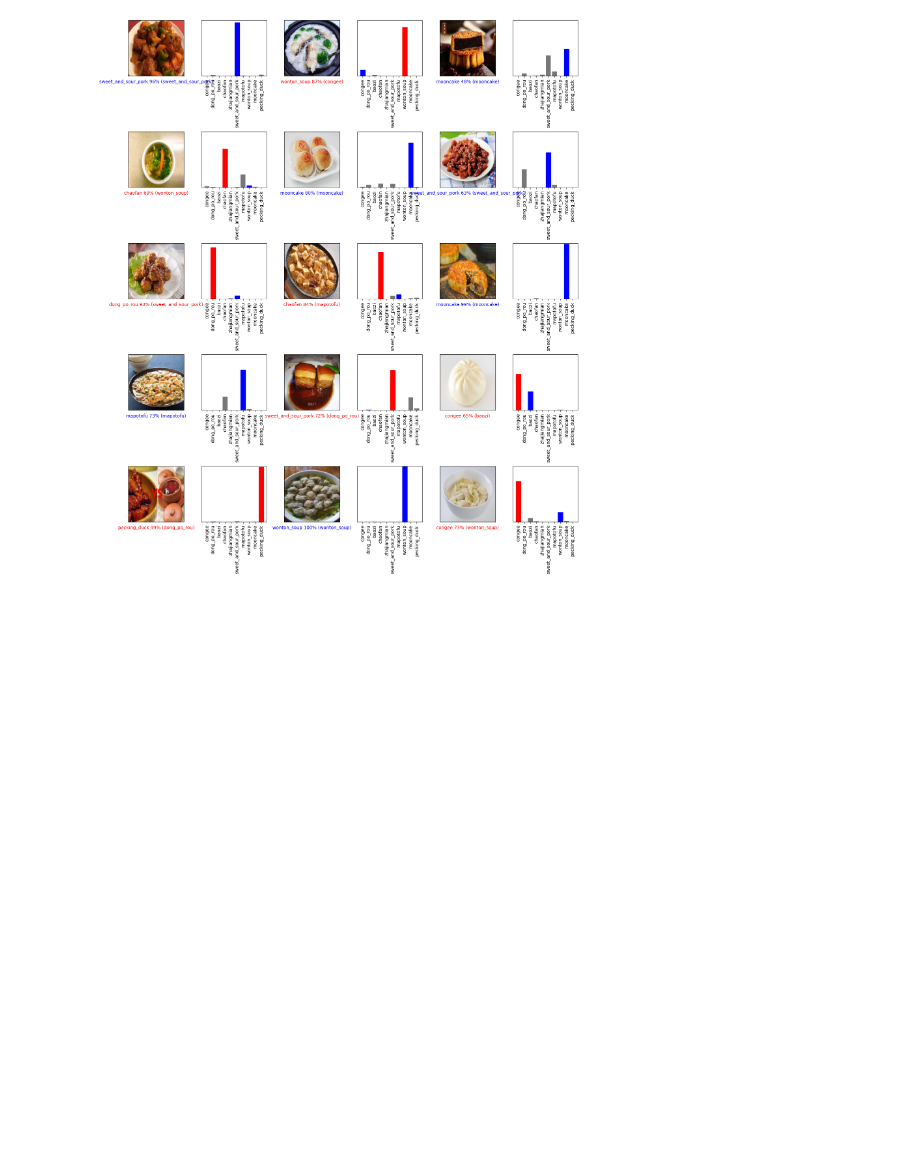
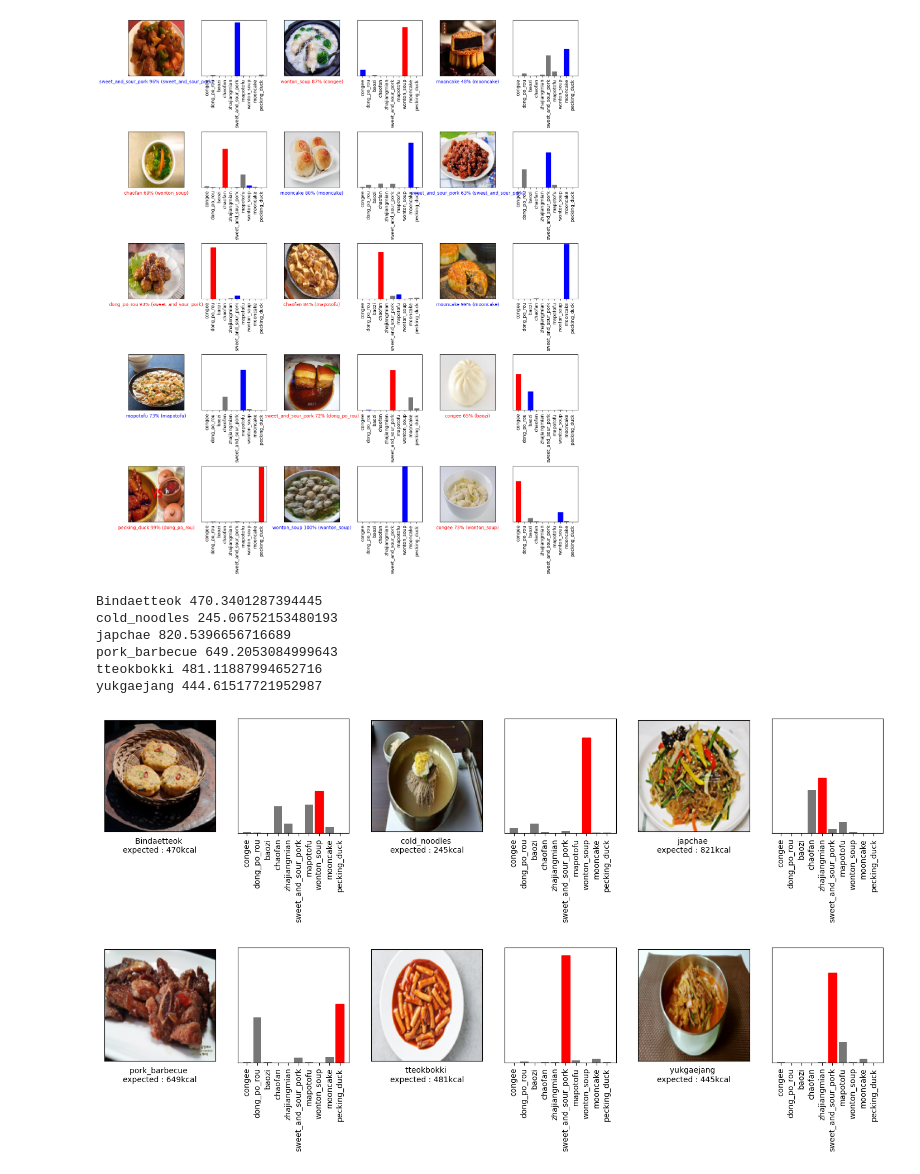
Before and after one commit to manfa2004/food_kcal_guess, a Jupyter notebook: chinese/main.ipynb, the cells around one changed output. Saved outputs shown, nothing was run; the diff lists cells and outputs as text; code cells hidden in the pictures; blank space fills up the shorter version.

```diff
--- a/chinese/main.ipynb
+++ b/chinese/main.ipynb
@@ -256,3 +256,64 @@ os.makedirs(dir, exist_ok=True)
 file_path = os.path.join(dir, file_name)
 # %%
 model.save(file_path)
+# %%
+food_kcal = {"congee":190, "dong_po_rou":926, "baozi":510, "chaofan":950, "zhajiangmian":864,
+                  "sweet_and_sour_pork":481, "mapotofu":290, "wonton_soup":205, "mooncake":400, "pecking_duck":474}
+# %%
+testimg_datas = glob('./test_img/*.jpg')
+
+X2 = []
+Y2 = []
+for testimgname in testimg_datas:
+    image = Image.open(testimgname)
+    image = image.resize((128, 128))
+    image = np.array(image)
+    X2.append(image)
+    label = testimgname.split('\\')[1].replace('.jpg','').replace(' ','')
+    Y2.append(label)
+
+X2 = np.array(X2)
+
+# pixel값을 0~1사이 범위로 조정
+X2 = X2.astype(np.float32) / 255.
+
+predictions = model(X2, training=False)
+
+num_rows = 2
+num_cols = 3
+
+def calculate_kcal(predict_array):
+    kcal = 0
+    for i in range(10):
+        kcal += predict_array[i] * food_kcal[class_name[i]]
+    return kcal
+
+
+plt.figure(figsize=(3*2*num_cols, 4*num_rows))
+plt.subplots_adjust(hspace=1.0)
+
+for i in range(len(X2)):
+    plt.subplot(num_rows, 2*num_cols, 2*i+1)
+    plt.grid(False)
+    plt.xticks([])
+    plt.yticks([])
+    plt.imshow(X2[i])
+    plt.xlabel("{} \nexpected : {:2.0f}kcal".format(Y2[i], calculate_kcal(predictions.numpy()[i])))
+    plt.subplot(num_rows, 2*num_cols, 2*i+2)
+    plt.grid(False)
+    plt.xticks(range(N_CLASS), class_name, rotation=90)
+    plt.yticks([])
+    thisplot = plt.bar(range(N_CLASS), predictions.numpy()[i], color="#777777")
+    plt.ylim([0, 1])
+    predicted_label = np.argmax(predictions.numpy()[i])
+    thisplot[predicted_label].set_color('red')
+
+    print(Y2[i], calculate_kcal(predictions.numpy()[i]))
+# %% [output]
+Bindaetteok 470.3401287394445
+cold_noodles 245.06752153480193
+japchae 820.5396656716689
+pork_barbecue 649.2053084999643
+tteokbokki 481.11887994652716
+yukgaejang 444.61517721952987
+[figure, added]
```
Also changed, not shown: 2 other files.
